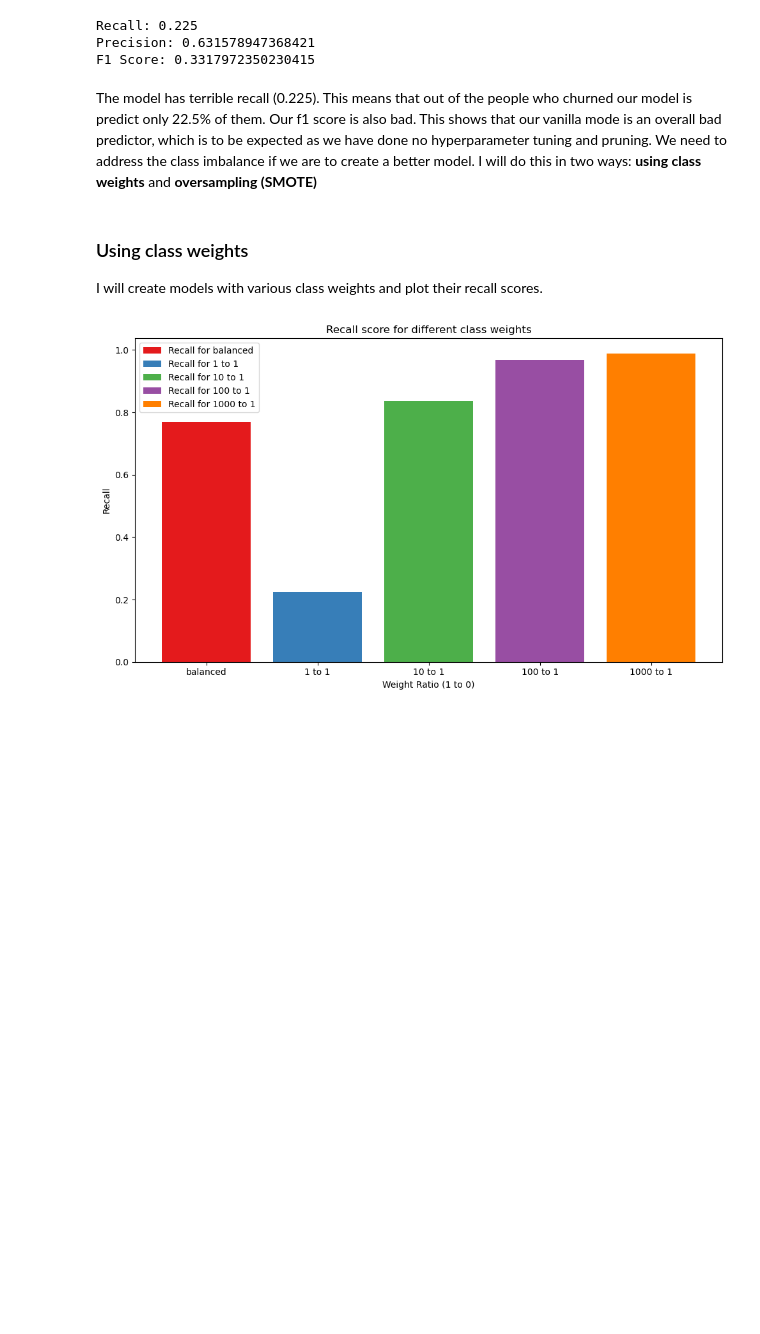
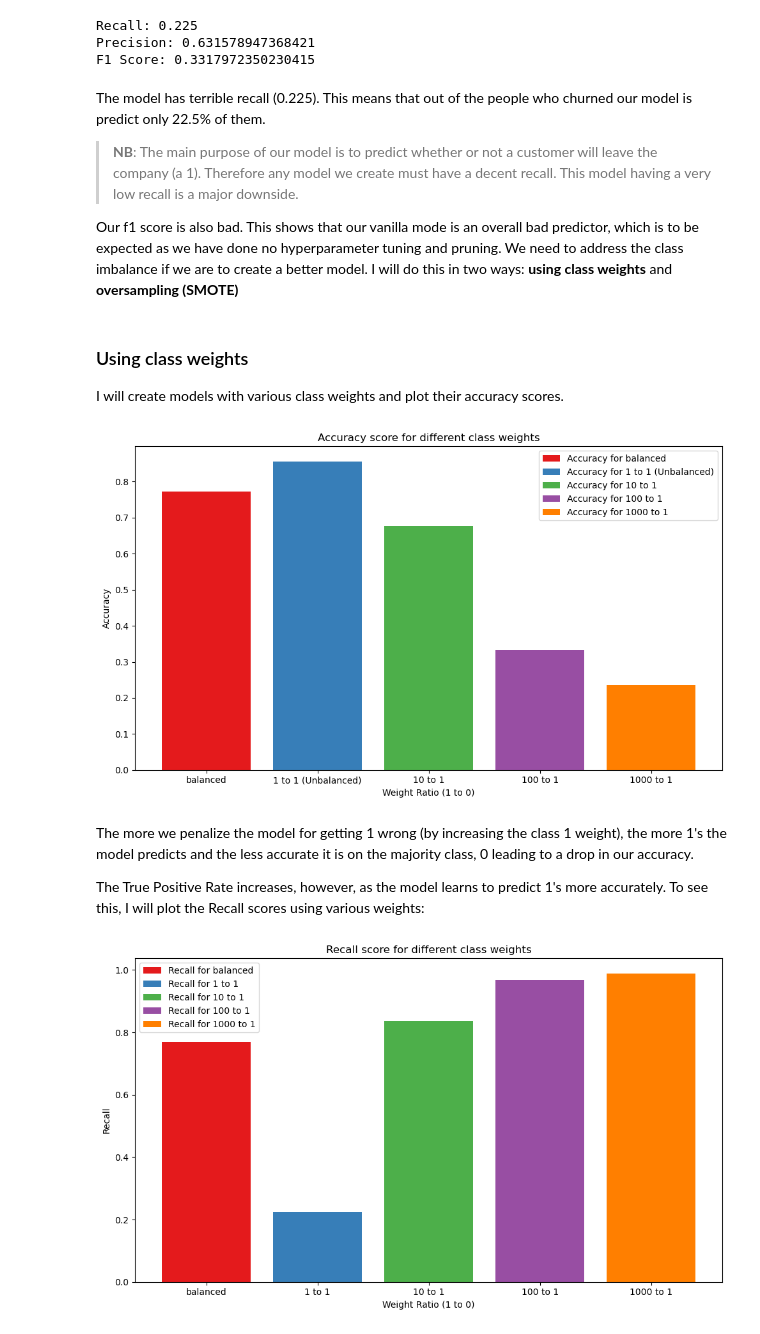
Before and after one commit to NgundoMuithya/SyriaTel_Customer_Churn, a Jupyter notebook: notebook.ipynb, the cells around one changed output. Cells and saved outputs as stored; diff of their text form; code cells hidden in the pictures; blank space fills up the shorter version.

Commit message:
Added a business understanding and found the best weighted model

```diff
--- a/notebook.ipynb
+++ b/notebook.ipynb
@@ -379,10 +379,54 @@ Recall: 0.225
 Precision: 0.631578947368421
 F1 Score: 0.3317972350230415
 # %% [markdown]
-The model has terrible recall (0.225). This means that out of the people who churned our model is predict only 22.5% of them. Our f1 score is also bad. This shows that our vanilla mode is an overall bad predictor, which is to be expected as we have done no hyperparameter tuning and pruning. We need to address the class imbalance if we are to create a better model. I will do this in two ways: **using class weights** and **oversampling (SMOTE)**
+The model has terrible recall (0.225). This means that out of the people who churned our model is predict only 22.5% of them.
+
+> **NB**: The main purpose of our model is to predict whether or not a customer will leave the company (a 1). Therefore any model we create must have a decent recall. This model having a very low recall is a major downside.
+
+Our f1 score is also bad. This shows that our vanilla mode is an overall bad predictor, which is to be expected as we have done no hyperparameter tuning and pruning. We need to address the class imbalance if we are to create a better model. I will do this in two ways: **using class weights** and **oversampling (SMOTE)**
 # %% [markdown]
 ### Using class weights
 
-I will create models with various class weights and plot their recall scores.
+I will create models with various class weights and plot their accuracy scores.
+# %%
+class_weights = ['balanced', {0: 1, 1: 1}, {0: 1, 1: 10}, {0: 1, 1: 100}, {0: 1, 1: 1000}]
+names = ['balanced', '1 to 1 (Unbalanced)', '10 to 1', '100 to 1', '1000 to 1']
+colors = sns.color_palette('Set1', n_colors=len(class_weights))
+plt.figure(figsize=(10, 6))
+
+for n, cw in enumerate(class_weights):
+    # Create logreg model that uses class_weight and fit it
+    logreg = LogisticRegression(class_weight=cw, random_state=2026)
+    logreg.fit(X_train_preprocessed, y_train)
+
+    # Make predictions
+    y_test_preds = logreg.predict(X_test_preprocessed)
+
+    # Calculate accuracy
+    accuracy = accuracy_score(y_test, y_test_preds)
+
+    # Plot
+    plt.bar(
+        names[n],
+        accuracy,
+        color=colors[n],
+        label=f"Accuracy for model {names[n]}"
+    )
+
+# Formatting
+plt.title("Accuracy score for different class weights")
+plt.xlabel("Weight Ratio (1 to 0)")
+plt.ylabel("Accuracy")
+plt.legend(loc='best')
+
+# Display
+plt.tight_layout()
+plt.show()
+# %% [output]
+[figure, added]
+# %% [markdown]
+The more we penalize the model for getting 1 wrong (by increasing the class 1 weight), the more 1's the model predicts and the less accurate it is on the majority class, 0 leading to a drop in our accuracy.
+
+The True Positive Rate increases, however, as the model learns to predict 1's more accurately. To see this, I will plot the Recall scores using various weights:
 # %%
 class_weights = ['balanced', {0: 1, 1: 1}, {0: 1, 1: 10}, {0: 1, 1: 100}, {0: 1, 1: 1000}]
```
Also changed, not shown: parts of 12 cells of this notebook.
